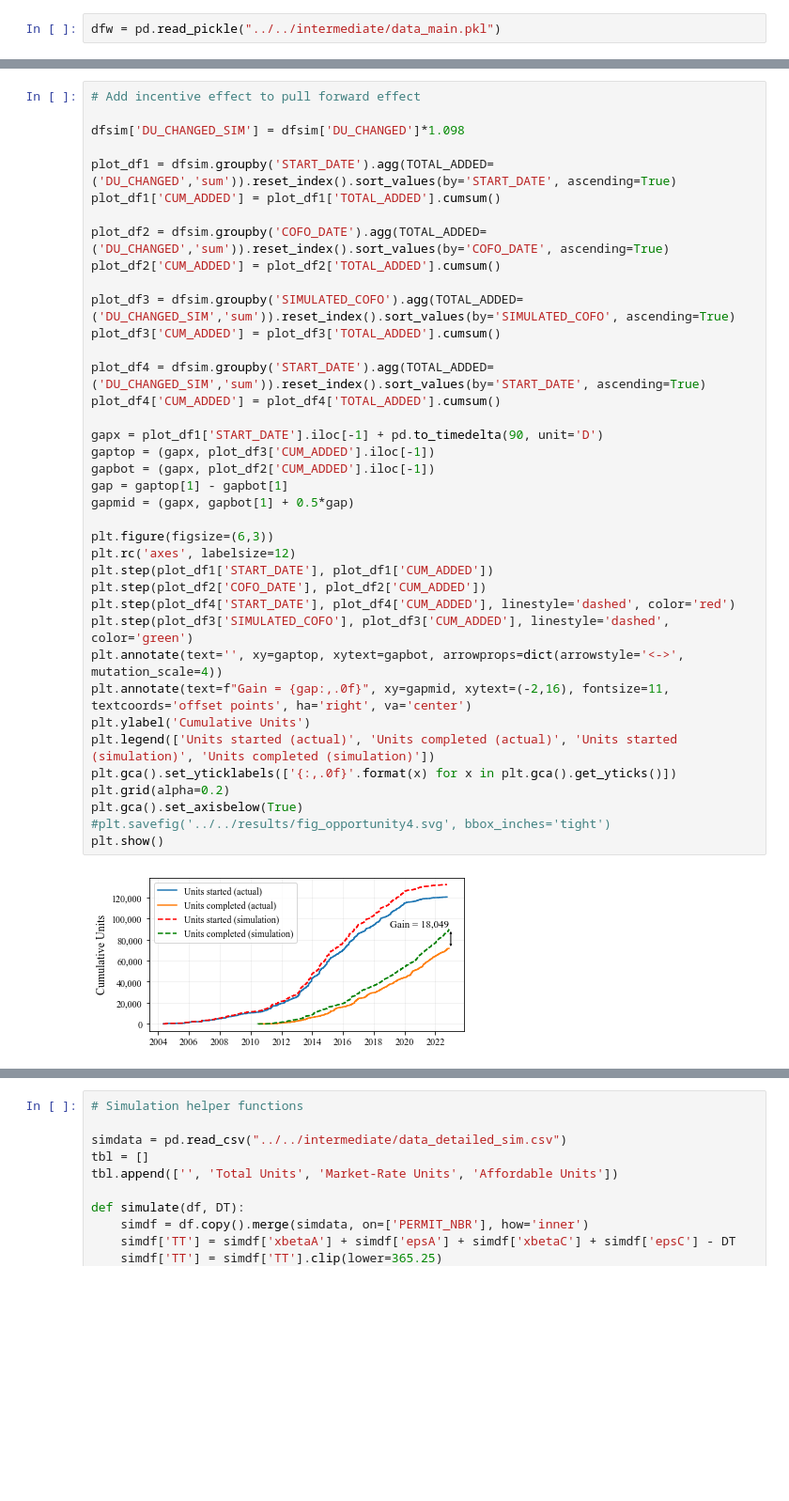
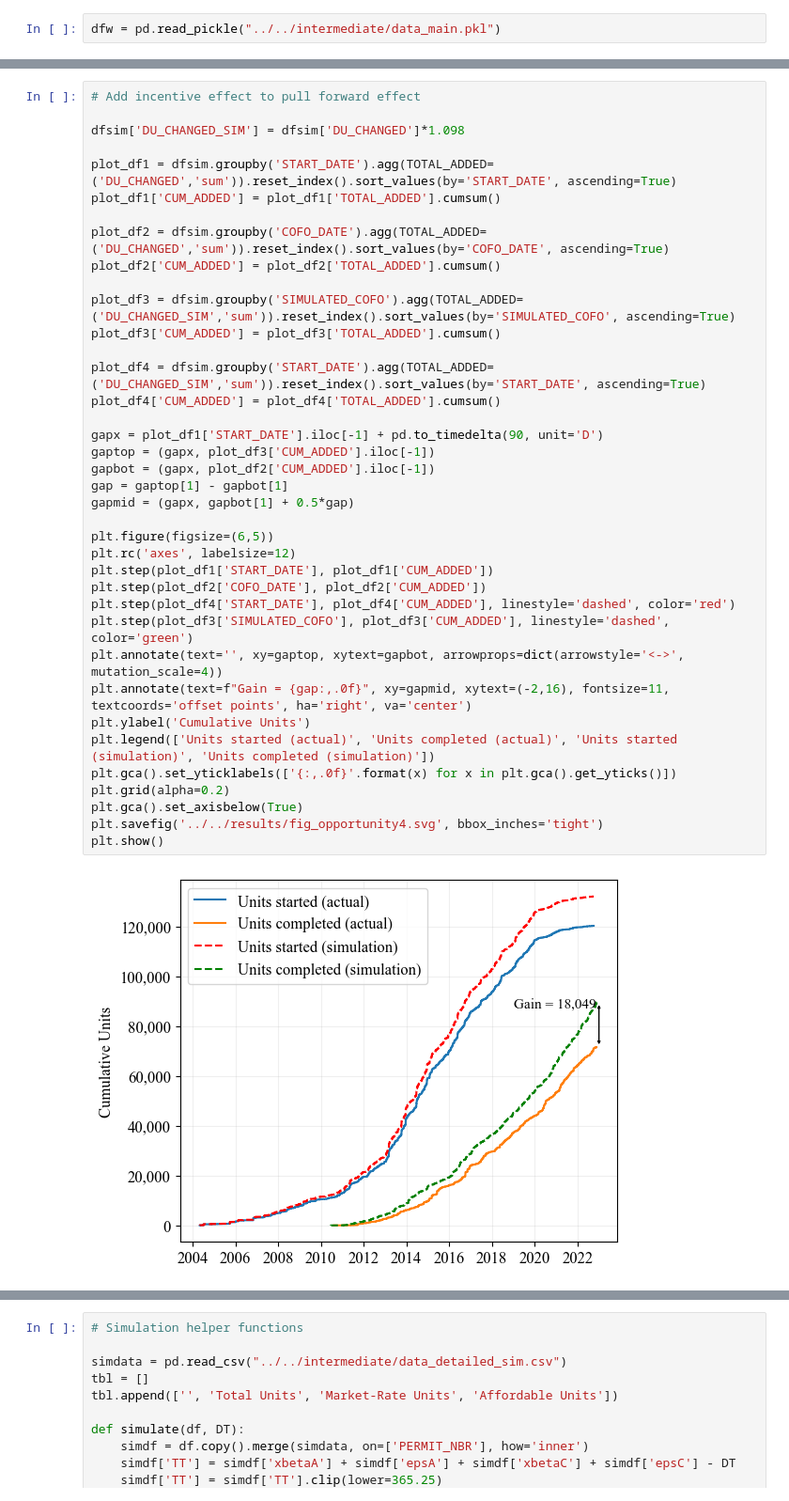
Before and after one commit to ed-kung/labc-study, a Jupyter notebook: src/notebooks/simulations.ipynb, the cells around one changed output, grey strips where cells are left out. Shown at 94% size. Cells and saved outputs as stored; diff of their text form; blank space fills up the shorter version.

```diff
--- a/src/notebooks/simulations.ipynb
+++ b/src/notebooks/simulations.ipynb
@@ -109,36 +109,36 @@ plot_df1['CUM_ADDED'] = plot_df1['TOTAL_ADDED'].cumsum()
 
 plot_df2 = dfsim.groupby('COFO_DATE').agg(TOTAL_ADDED=('DU_CHANGED','sum')).reset_index().sort_values(by='COFO_DATE', ascending=True)
 plot_df2['CUM_ADDED'] = plot_df2['TOTAL_ADDED'].cumsum()
 
 plot_df3 = dfsim.groupby('SIMULATED_COFO').agg(TOTAL_ADDED=('DU_CHANGED_SIM','sum')).reset_index().sort_values(by='SIMULATED_COFO', ascending=True)
 plot_df3['CUM_ADDED'] = plot_df3['TOTAL_ADDED'].cumsum()
 
 plot_df4 = dfsim.groupby('START_DATE').agg(TOTAL_ADDED=('DU_CHANGED_SIM','sum')).reset_index().sort_values(by='START_DATE', ascending=True)
 plot_df4['CUM_ADDED'] = plot_df4['TOTAL_ADDED'].cumsum()
 
 gapx = plot_df1['START_DATE'].iloc[-1] + pd.to_timedelta(90, unit='D')
 gaptop = (gapx, plot_df3['CUM_ADDED'].iloc[-1])
 gapbot = (gapx, plot_df2['CUM_ADDED'].iloc[-1])
 gap = gaptop[1] - gapbot[1]
 gapmid = (gapx, gapbot[1] + 0.5*gap)
 
-plt.figure(figsize=(6,3))
+plt.figure(figsize=(6,5))
 plt.rc('axes', labelsize=12)
 plt.step(plot_df1['START_DATE'], plot_df1['CUM_ADDED'])
 plt.step(plot_df2['COFO_DATE'], plot_df2['CUM_ADDED'])
 plt.step(plot_df4['START_DATE'], plot_df4['CUM_ADDED'], linestyle='dashed', color='red')
 plt.step(plot_df3['SIMULATED_COFO'], plot_df3['CUM_ADDED'], linestyle='dashed', color='green')
 plt.annotate(text='', xy=gaptop, xytext=gapbot, arrowprops=dict(arrowstyle='<->', mutation_scale=4))
 plt.annotate(text=f"Gain = {gap:,.0f}", xy=gapmid, xytext=(-2,16), fontsize=11, textcoords='offset points', ha='right', va='center')
 plt.ylabel('Cumulative Units')
 plt.legend(['Units started (actual)', 'Units completed (actual)', 'Units started (simulation)', 'Units completed (simulation)'])
 plt.gca().set_yticklabels(['{:,.0f}'.format(x) for x in plt.gca().get_yticks()])
 plt.grid(alpha=0.2)
 plt.gca().set_axisbelow(True)
-#plt.savefig('../../results/fig_opportunity4.svg', bbox_inches='tight')
+plt.savefig('../../results/fig_opportunity4.svg', bbox_inches='tight')
 plt.show()
 # %% [output]
-[figure, old version]
+[figure, new version]
 # %%
 # Salience
 
```
Also changed, not shown: parts of 6 cells of this notebook, 3 other files.
